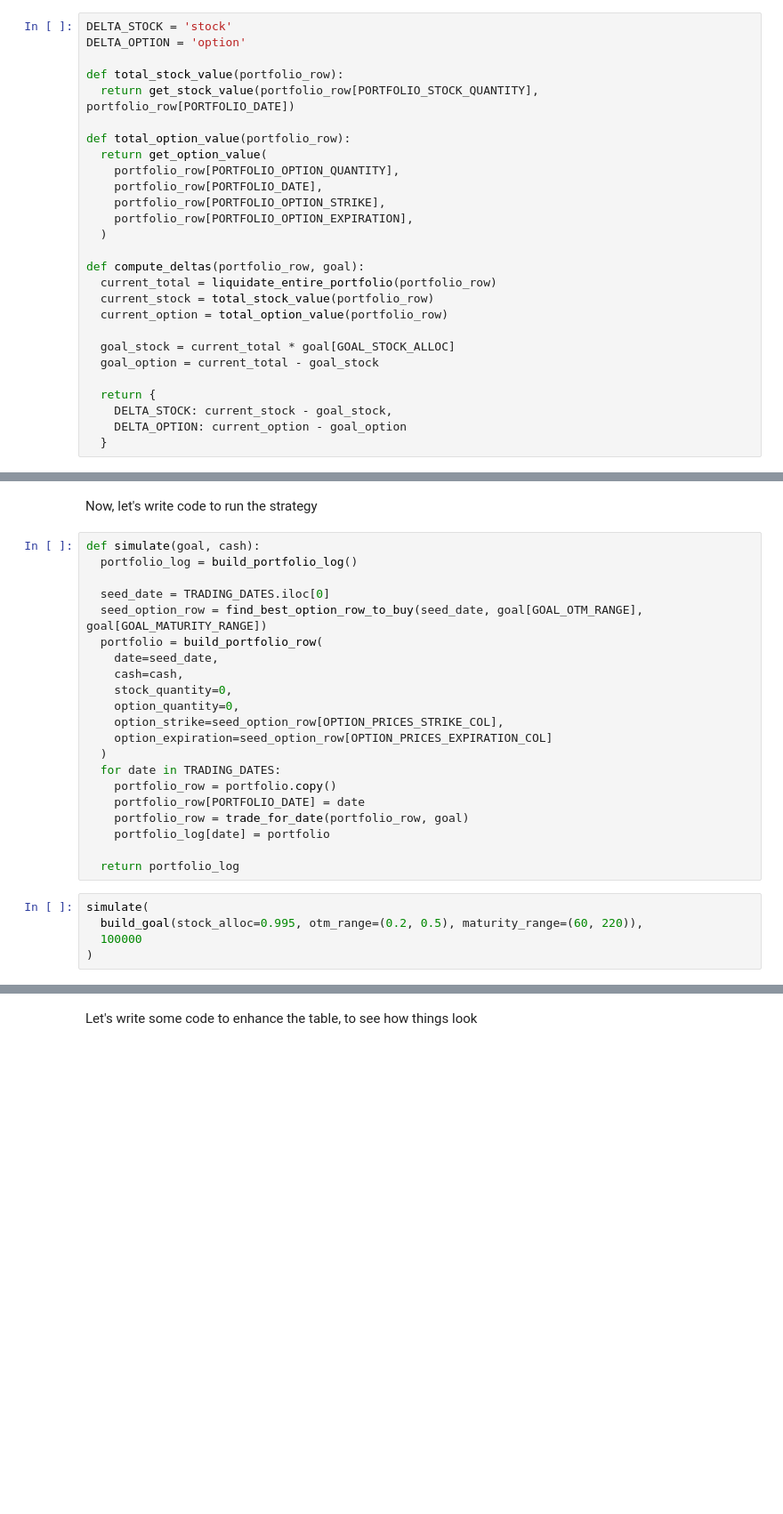
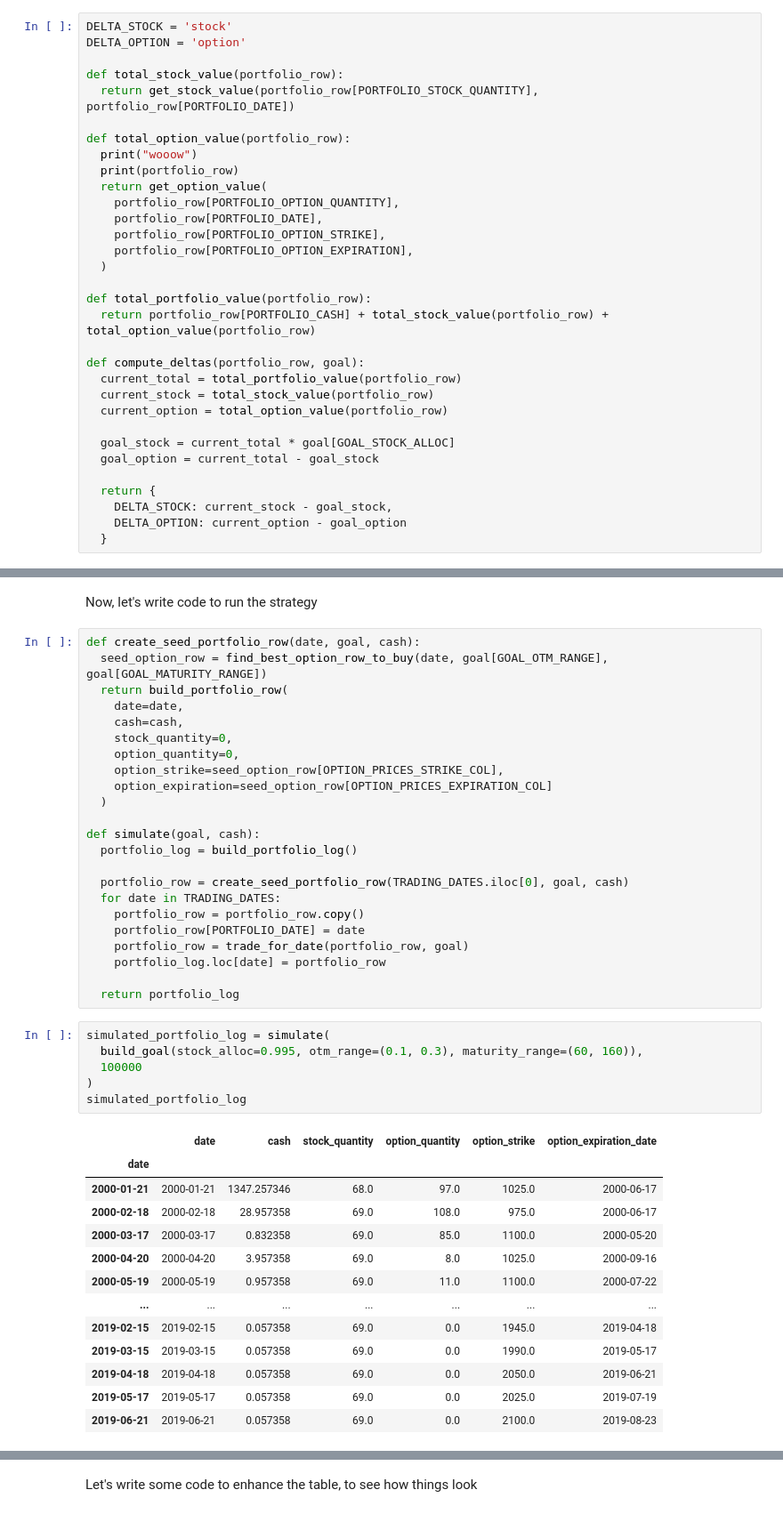
Before and after one commit to stopachka/gamma, a Jupyter notebook: puts_strategy.ipynb, the cells around one changed output, grey strips where cells are left out. Shown: that part at 89% size. Saved outputs shown, nothing was run; the diff lists cells and outputs as text; blank space fills up the shorter version.

```diff
--- a/puts_strategy.ipynb
+++ b/puts_strategy.ipynb
@@ -502,6 +486,8 @@ def total_stock_value(portfolio_row):
   return get_stock_value(portfolio_row[PORTFOLIO_STOCK_QUANTITY], portfolio_row[PORTFOLIO_DATE])
 
 def total_option_value(portfolio_row):
+  print("wooow")
+  print(portfolio_row)
   return get_option_value(
     portfolio_row[PORTFOLIO_OPTION_QUANTITY],
     portfolio_row[PORTFOLIO_DATE],
@@ -509,8 +495,11 @@ def total_option_value(portfolio_row):
     portfolio_row[PORTFOLIO_OPTION_EXPIRATION],
   )
 
+def total_portfolio_value(portfolio_row):
+  return portfolio_row[PORTFOLIO_CASH] + total_stock_value(portfolio_row) + total_option_value(portfolio_row)
+
 def compute_deltas(portfolio_row, goal):
-  current_total = liquidate_entire_portfolio(portfolio_row)
+  current_total = total_portfolio_value(portfolio_row)
   current_stock = total_stock_value(portfolio_row)
   current_option = total_option_value(portfolio_row)
 
@@ -664,29 +652,45 @@ def trade_for_date(portfolio_row, goal):
 # %% [markdown]
 Now, let's write code to run the strategy
 # %%
-def simulate(goal, cash):
-  portfolio_log = build_portfolio_log()
-
-  seed_date = TRADING_DATES.iloc[0]
-  seed_option_row = find_best_option_row_to_buy(seed_date, goal[GOAL_OTM_RANGE], goal[GOAL_MATURITY_RANGE])
-  portfolio = build_portfolio_row(
-    date=seed_date,
+def create_seed_portfolio_row(date, goal, cash):
+  seed_option_row = find_best_option_row_to_buy(date, goal[GOAL_OTM_RANGE], goal[GOAL_MATURITY_RANGE])
+  return build_portfolio_row(
+    date=date,
     cash=cash,
     stock_quantity=0,
     option_quantity=0,
     option_strike=seed_option_row[OPTION_PRICES_STRIKE_COL],
     option_expiration=seed_option_row[OPTION_PRICES_EXPIRATION_COL]
   )
+
+def simulate(goal, cash):
+  portfolio_log = build_portfolio_log()
+
+  portfolio_row = create_seed_portfolio_row(TRADING_DATES.iloc[0], goal, cash)
   for date in TRADING_DATES:
-    portfolio_row = portfolio.copy()
+    portfolio_row = portfolio_row.copy()
     portfolio_row[PORTFOLIO_DATE] = date
     portfolio_row = trade_for_date(portfolio_row, goal)
-    portfolio_log[date] = portfolio
+    portfolio_log.loc[date] = portfolio_row
 
   return portfolio_log
 # %%
-simulate(
-  build_goal(stock_alloc=0.995, otm_range=(0.2, 0.5), maturity_range=(60, 220)),
+simulated_portfolio_log = simulate(
+  build_goal(stock_alloc=0.995, otm_range=(0.1, 0.3), maturity_range=(60, 160)),
   100000
 )
+simulated_portfolio_log
 # %% [output]
+|  | date | cash | stock_quantity | option_quantity | option_strike | option_expiration_date |
+| date |  |  |  |  |  |  |
+| 2000-01-21 | 2000-01-21 | 1347.257346 | 68.0 | 97.0 | 1025.0 | 2000-06-17 |
+| 2000-02-18 | 2000-02-18 | 28.957358 | 69.0 | 108.0 | 975.0 | 2000-06-17 |
+| 2000-03-17 | 2000-03-17 | 0.832358 | 69.0 | 85.0 | 1100.0 | 2000-05-20 |
+| 2000-04-20 | 2000-04-20 | 3.957358 | 69.0 | 8.0 | 1025.0 | 2000-09-16 |
+| 2000-05-19 | 2000-05-19 | 0.957358 | 69.0 | 11.0 | 1100.0 | 2000-07-22 |
+| ... | ... | ... | ... | ... | ... | ... |
+| 2019-02-15 | 2019-02-15 | 0.057358 | 69.0 | 0.0 | 1945.0 | 2019-04-18 |
+| 2019-03-15 | 2019-03-15 | 0.057358 | 69.0 | 0.0 | 1990.0 | 2019-05-17 |
+| 2019-04-18 | 2019-04-18 | 0.057358 | 69.0 | 0.0 | 2050.0 | 2019-06-21 |
+| 2019-05-17 | 2019-05-17 | 0.057358 | 69.0 | 0.0 | 2025.0 | 2019-07-19 |
+| 2019-06-21 | 2019-06-21 | 0.057358 | 69.0 | 0.0 | 2100.0 | 2019-08-23 |
```
Also changed, not shown: parts of 13 cells of this notebook.
